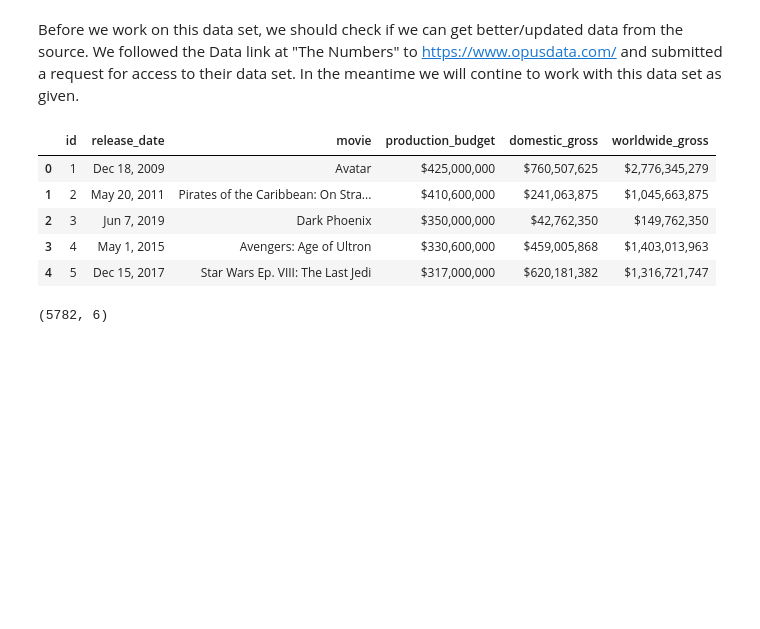
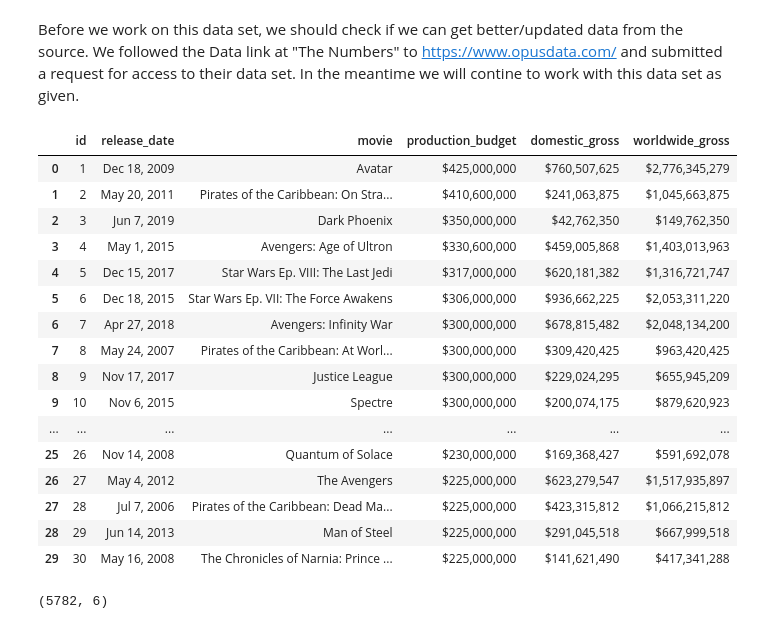
Before and after one commit to threnjen/dsc-mod-1-project-v2-1-online-ds-sp-000, a Jupyter notebook: student.ipynb, the cells around one changed output. Saved outputs shown, nothing was run; the diff lists cells and outputs as text; code cells hidden in the pictures; blank space fills up the shorter version.

```diff
--- a/student.ipynb
+++ b/student.ipynb
@@ -50,13 +52,24 @@ df1 = pd.read_csv('zippedData/tn.movie_budgets.csv')
 # %%
 # taking a look at what we've imported
-df1.head()
+df1.head(30)
 # %% [output]
 |  | id | release_date | movie | production_budget | domestic_gross | worldwide_gross |
 | 0 | 1 | Dec 18, 2009 | Avatar | $425,000,000 | $760,507,625 | $2,776,345,279 |
 | 1 | 2 | May 20, 2011 | Pirates of the Caribbean: On Stra... | $410,600,000 | $241,063,875 | $1,045,663,875 |
 | 2 | 3 | Jun 7, 2019 | Dark Phoenix | $350,000,000 | $42,762,350 | $149,762,350 |
 | 3 | 4 | May 1, 2015 | Avengers: Age of Ultron | $330,600,000 | $459,005,868 | $1,403,013,963 |
 | 4 | 5 | Dec 15, 2017 | Star Wars Ep. VIII: The Last Jedi | $317,000,000 | $620,181,382 | $1,316,721,747 |
+| 5 | 6 | Dec 18, 2015 | Star Wars Ep. VII: The Force Awakens | $306,000,000 | $936,662,225 | $2,053,311,220 |
+| 6 | 7 | Apr 27, 2018 | Avengers: Infinity War | $300,000,000 | $678,815,482 | $2,048,134,200 |
+| 7 | 8 | May 24, 2007 | Pirates of the Caribbean: At Worl... | $300,000,000 | $309,420,425 | $963,420,425 |
+| 8 | 9 | Nov 17, 2017 | Justice League | $300,000,000 | $229,024,295 | $655,945,209 |
+| 9 | 10 | Nov 6, 2015 | Spectre | $300,000,000 | $200,074,175 | $879,620,923 |
+| ... | ... | ... | ... | ... | ... | ... |
+| 25 | 26 | Nov 14, 2008 | Quantum of Solace | $230,000,000 | $169,368,427 | $591,692,078 |
+| 26 | 27 | May 4, 2012 | The Avengers | $225,000,000 | $623,279,547 | $1,517,935,897 |
+| 27 | 28 | Jul 7, 2006 | Pirates of the Caribbean: Dead Ma... | $225,000,000 | $423,315,812 | $1,066,215,812 |
+| 28 | 29 | Jun 14, 2013 | Man of Steel | $225,000,000 | $291,045,518 | $667,999,518 |
+| 29 | 30 | May 16, 2008 | The Chronicles of Narnia: Prince ... | $225,000,000 | $141,621,490 | $417,341,288 |
 # %%
 # what is the shape of our data?
 df1.shape
```
Also changed, not shown: parts of 197 cells of this notebook, 6 other files.
